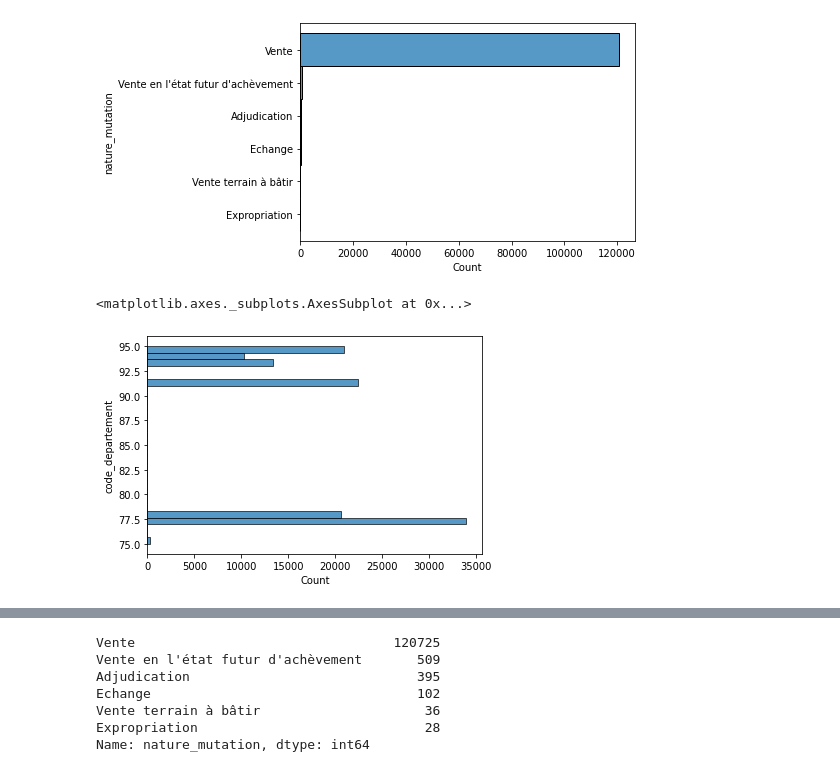
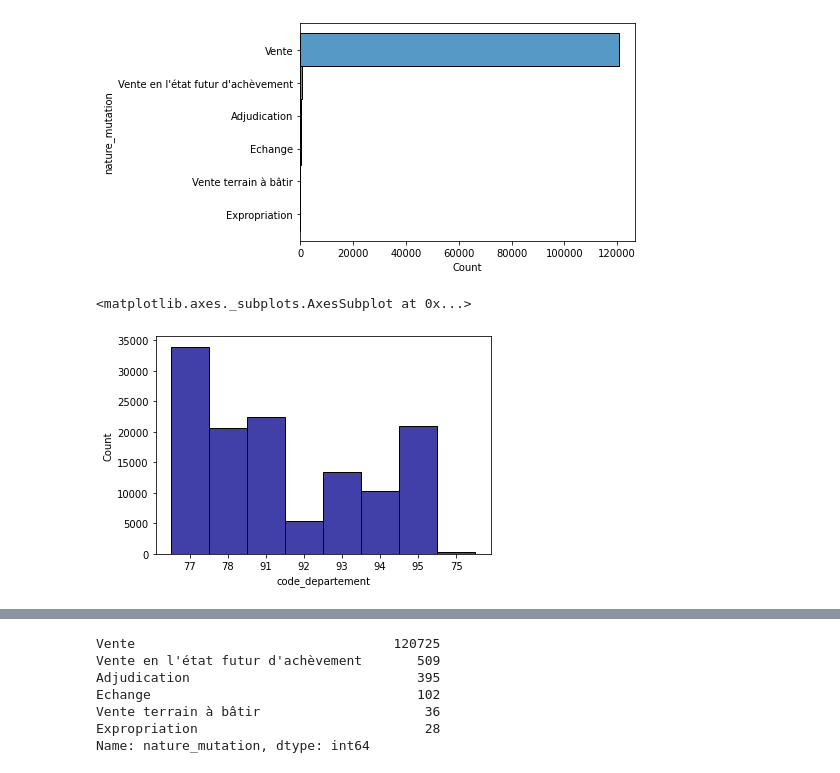
Before and after one commit to LuisaPolicarpo/Hackathon--aws, a Jupyter notebook: EDA/Luísa_Hackaton_RealEstate.ipynb, the cells around one changed output, grey strips where cells are left out. Drawn from its saved outputs; the diff is of its cells as text; code cells hidden in the pictures.

```diff
--- a/EDA/Luísa_Hackaton_RealEstate.ipynb
+++ b/EDA/Luísa_Hackaton_RealEstate.ipynb
@@ -336,8 +322,10 @@ sns.histplot(data=df_final_mai, y="nature_mutation")
 # %% [output]
 <matplotlib.axes._subplots.AxesSubplot at 0x...>
 [figure]
-# %%
-sns.histplot(data=df_final_mai, y="code_departement")
-# %% [output]
-<matplotlib.axes._subplots.AxesSubplot at 0x...>
-[figure, removed]
+# %%
+sns.histplot(data=df_final_mai, x=df_final_mai["code_departement"].astype(str), color='darkblue')
+# ax.set_xlim(70, 100)
+# plt.xlim(70, 95)
+# %% [output]
+<matplotlib.axes._subplots.AxesSubplot at 0x...>
+[figure, added]
```
Also changed, not shown: parts of 8 cells of this notebook.
